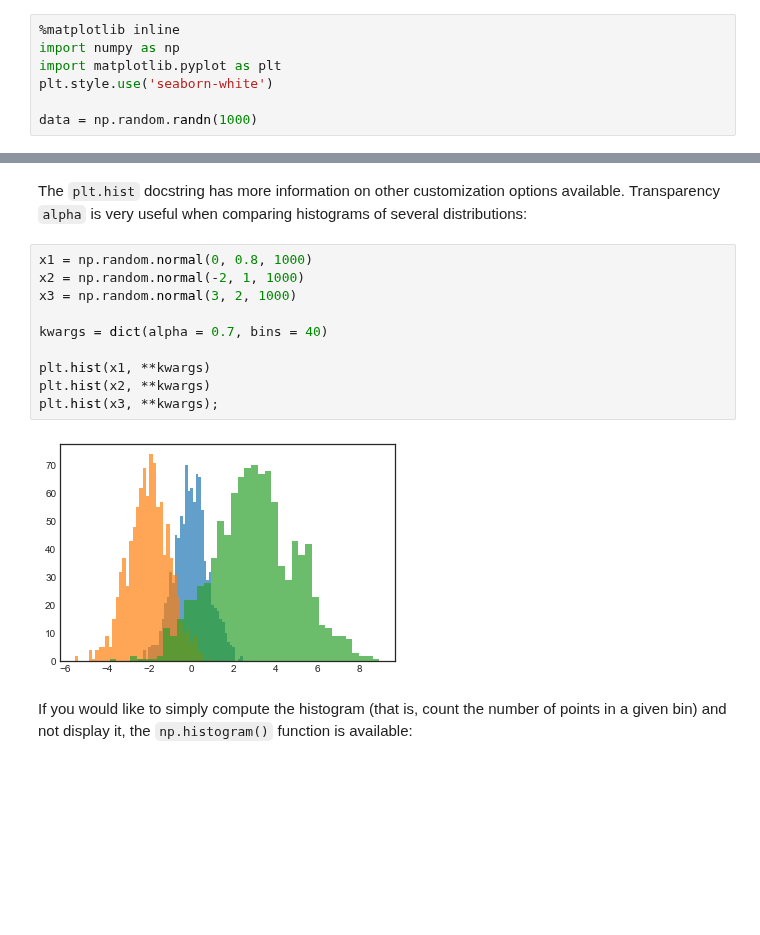
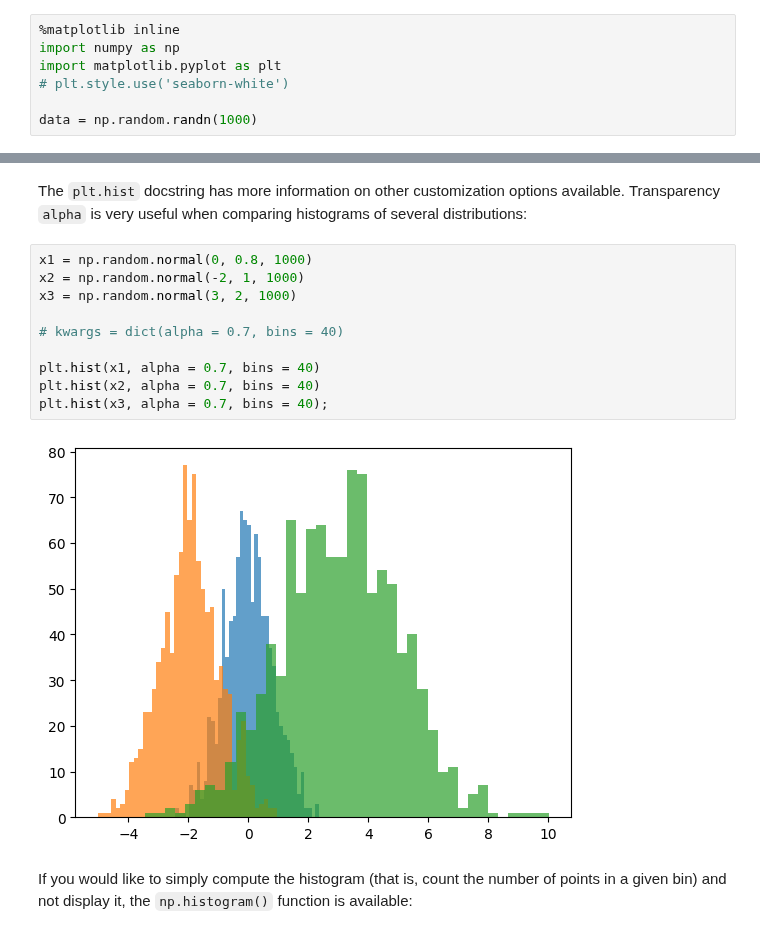
Before and after one commit to JLGOrtega/repo-clase-dsvlcsep24, a Jupyter notebook: 2-Data_Analysis/4-Visualización/1-Matplotlib/5-Histograms and density.ipynb, the cells around one changed output, grey strips where cells are left out. Cells and saved outputs as stored; diff of their text form; blank space fills up the shorter version.

```diff
--- a/2-Data_Analysis/4-Visualización/1-Matplotlib/5-Histograms and density.ipynb
+++ b/2-Data_Analysis/4-Visualización/1-Matplotlib/5-Histograms and density.ipynb
@@ -7,7 +7,7 @@ Earlier, we saw a preview of Matplotlib's histogram function, which creates a ba
 %matplotlib inline
 import numpy as np
 import matplotlib.pyplot as plt
-plt.style.use('seaborn-white')
+# plt.style.use('seaborn-white')
 
 data = np.random.randn(1000)
 # %%
@@ -30,15 +30,15 @@ Transparency ``alpha`` is very useful when comparing histograms of several distr
 # %%
 x1 = np.random.normal(0, 0.8, 1000)
 x2 = np.random.normal(-2, 1, 1000)
 x3 = np.random.normal(3, 2, 1000)
 
-kwargs = dict(alpha = 0.7, bins = 40)
+# kwargs = dict(alpha = 0.7, bins = 40)
 
-plt.hist(x1, **kwargs)
-plt.hist(x2, **kwargs)
-plt.hist(x3, **kwargs);
+plt.hist(x1, alpha = 0.7, bins = 40)
+plt.hist(x2, alpha = 0.7, bins = 40)
+plt.hist(x3, alpha = 0.7, bins = 40);
 # %% [output]
-[figure, old version]
+[figure, new version]
 # %% [markdown]
 If you would like to simply compute the histogram (that is, count the number of points in a given bin) and not display it, the ``np.histogram()`` function is available:
 # %%
```
Also changed, not shown: parts of 1 cell of this notebook, 3 other files.
